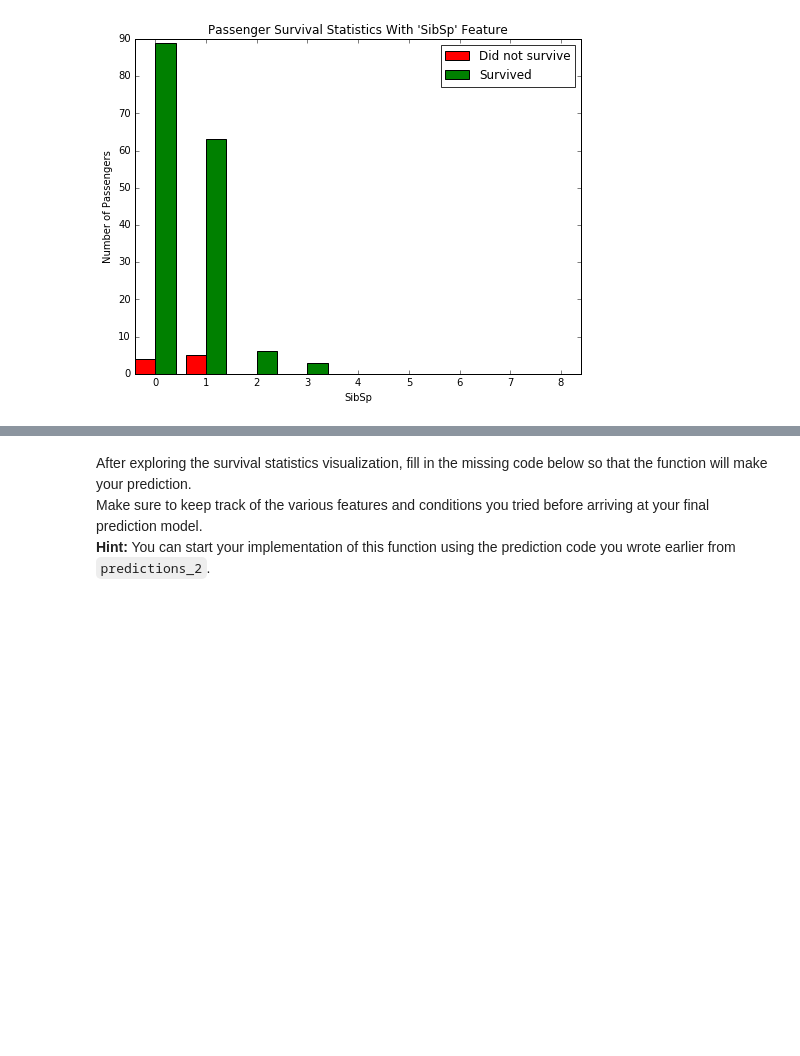
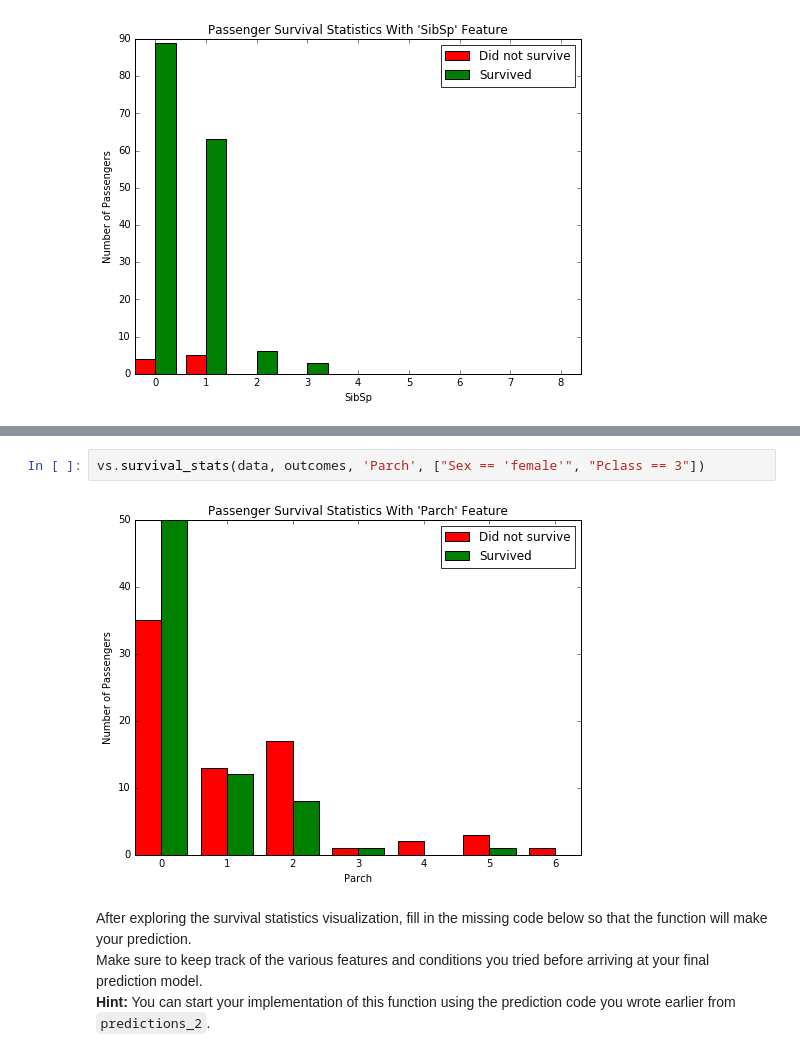
Before and after one commit to BananuhBeatDown/titanic_survival_exploration, a Jupyter notebook: titanic_survival_exploration.ipynb, the cells around one changed output, grey strips where cells are left out. Saved outputs shown, nothing was run; the diff lists cells and outputs as text; blank space fills up the shorter version.

```diff
--- a/titanic_survival_exploration.ipynb
+++ b/titanic_survival_exploration.ipynb
@@ -222,3 +230,7 @@ vs.survival_stats(data, outcomes, 'SibSp', ["Sex == 'female'", "Pclass < 3"])
+# %%
+vs.survival_stats(data, outcomes, 'Parch', ["Sex == 'female'", "Pclass == 3"])
+# %% [output]
+[figure, added]
 # %% [markdown]
 After exploring the survival statistics visualization, fill in the missing code below so that the function will make your prediction.
 Make sure to keep track of the various features and conditions you tried before arriving at your final prediction model.
```
Also changed, not shown: parts of 4 cells of this notebook, 1 other file.
